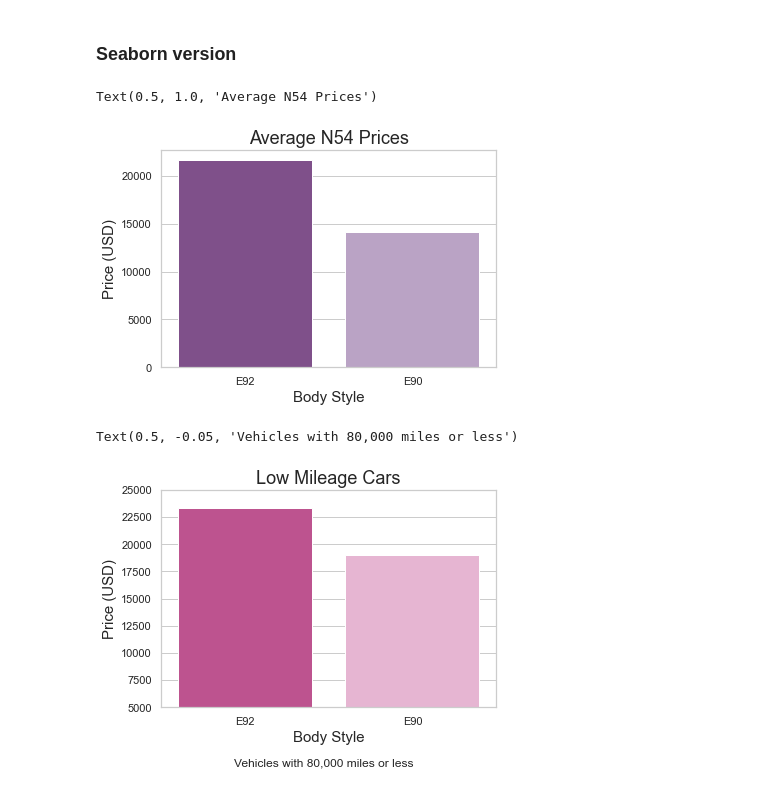
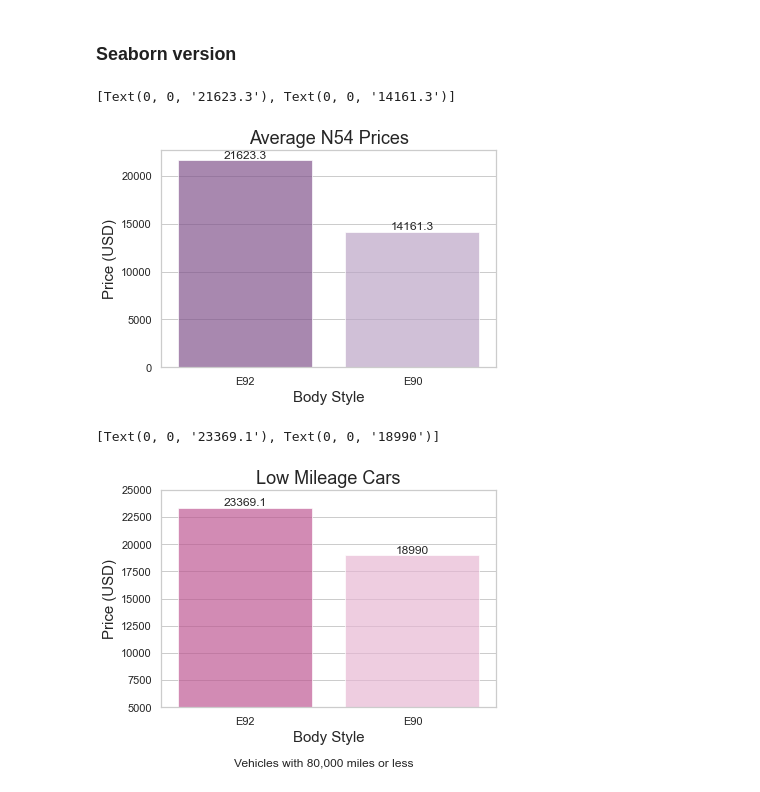
Before and after one commit to MarioRashadHUB/BMW-Price-Analysis, a Jupyter notebook: eda.ipynb, the cells around one changed output. Drawn from its saved outputs; the diff is of its cells as text; code cells hidden in the pictures.

```diff
--- a/eda.ipynb
+++ b/eda.ipynb
@@ -241,22 +241,24 @@ sns.set_theme(style='whitegrid')
 # %%
 sns.set_palette('PRGn')
 
-price_graph = sns.barplot(data=df, x='body_style', y='Price', ci = None)
+price_graph = sns.barplot(data=df, x='body_style', y='Price', ci = None, alpha=0.68)
 
 price_graph.set_xlabel("Body Style", fontsize = 15)
 
 price_graph.set_ylabel("Price (USD)", fontsize = 15)
 
 price_graph.set_title("Average N54 Prices", fontsize = 18)
+
+price_graph.bar_label(price_graph.containers[0])
 # %% [output]
-Text(0.5, 1.0, 'Average N54 Prices')
+[Text(0, 0, '21623.3'), Text(0, 0, '14161.3')]
-[figure, old version]
+[figure, new version]
 # %%
 df_low_miles = df[df['low_mileage'] == 'yes']
 
 sns.set_palette('PiYG')
 
-low_miles_graph = sns.barplot(data=df_low_miles, x='body_style', y='Price', ci = None)
+low_miles_graph = sns.barplot(data=df_low_miles, x='body_style', y='Price', ci = None, alpha=0.67)
 
 low_miles_graph.set_xlabel("Body Style", fontsize = 15)
 
@@ -267,9 +269,13 @@ low_miles_graph.set_title("Low Mileage Cars", fontsize = 18)
 low_miles_graph.set_ylim(5000, 25000)
 
 plt.suptitle("Vehicles with 80,000 miles or less", fontsize=12, y=-0.05)
+
+low_miles_graph.bar_label(low_miles_graph.containers[0])
+
+#plt.yticks([0, 5000, 10000, 15000, 20000, 25000])
 # %% [output]
-Text(0.5, -0.05, 'Vehicles with 80,000 miles or less')
+[Text(0, 0, '23369.1'), Text(0, 0, '18990')]
-[figure, old version]
+[figure, new version]
 # %%
 df_high_miles = df[df['high_mileage'] == 'yes']
 
```
Also changed, not shown: parts of 5 cells of this notebook.
